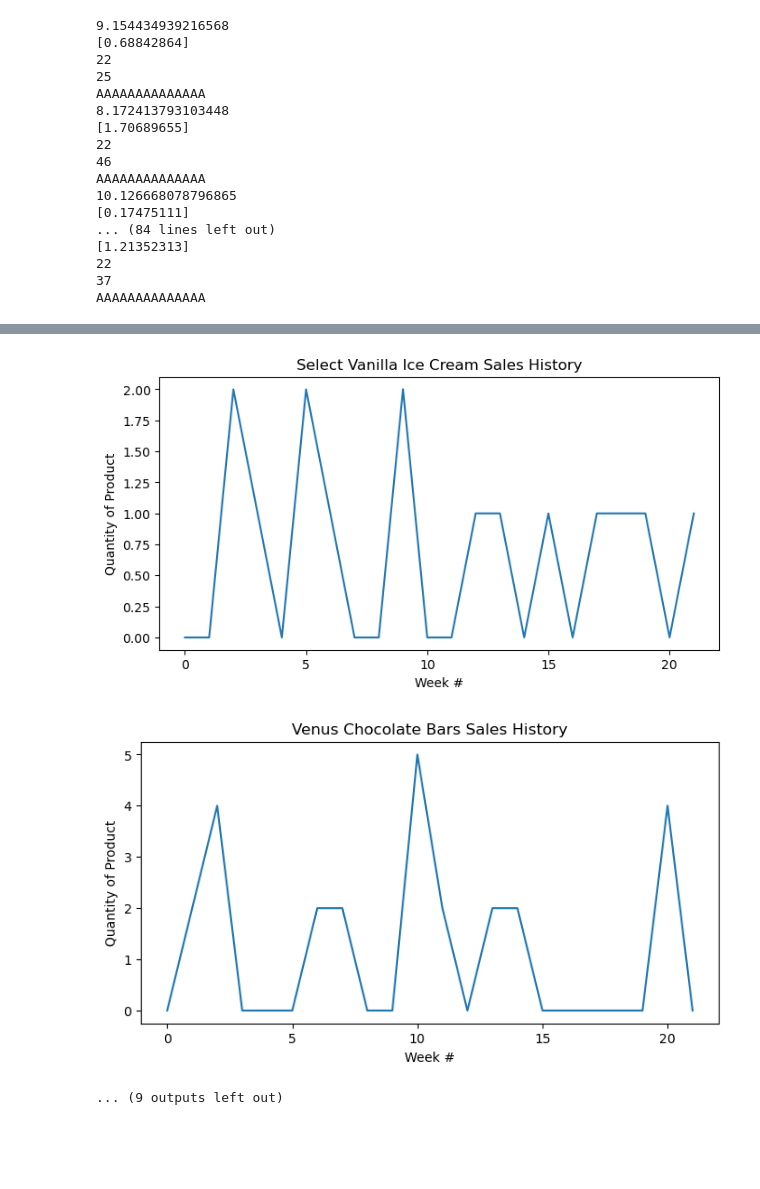
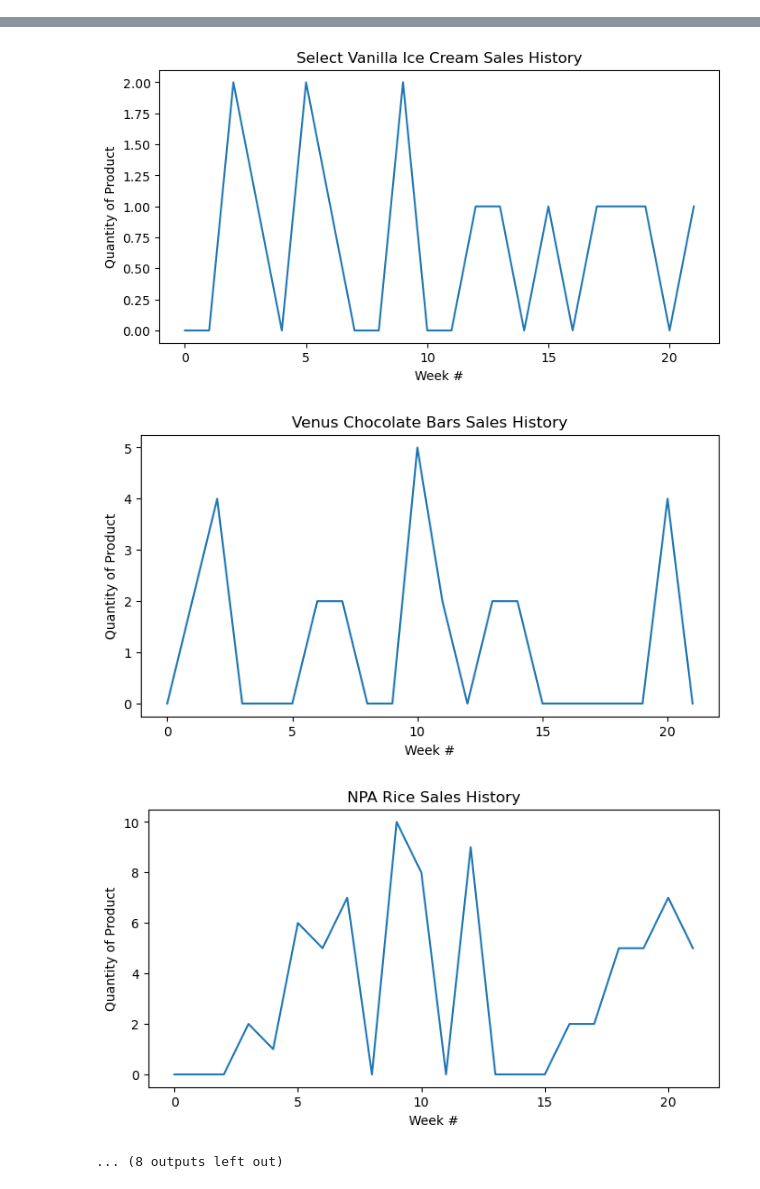
Before and after one commit to JaredOng/ITMBestGroup, a Jupyter notebook: Predictive Model (LP).ipynb, the cells around one changed output, grey strips where cells are left out. Cells and saved outputs as stored; diff of their text form; code cells hidden in the pictures; blank space fills up the shorter version.

```diff
--- a/Predictive Model (LP).ipynb
+++ b/Predictive Model (LP).ipynb
@@ -687,10 +687,10 @@ Capacity_Inventory_List = {
 }
 # %%
 # Proposed 3 parts:
-# 1. Graph of how a product is doing (Per month is good)
-# 2. Predictive model to get what product next
+# 1. Graph of how a product is doing (Per month is good) **DONE
+# 2. Predictive model to get what product next **DONE
 # 3. Shows highest profit
-# 4.* Shows highest sales
+# 4.* Shows highest sales in percent
 
 def LP_Model():
     import numpy as np
@@ -718,9 +718,10 @@ def LP_Model():
         x = np.array(graph_items).reshape((-1, 1))
         y = np.array(range(len(graph_items)))
         model = LinearRegression().fit(x, y)
-        if next_day[items] = int(model.intercept_ + model.coef_ * len(graph_items)+1) >= 0:
+        if int(model.intercept_ + model.coef_ * len(graph_items)+1) >= 0:
             next_day[items] = int(model.intercept_ + model.coef_ * len(graph_items)+1) #NEXT WEEK
         else:
+            next_day[items] = 0
 
         fig, ax = plt.subplots(figsize=(8,4), dpi=100)
         ax.plot(range(len(graph_items)), graph_items )
@@ -731,48 +732,32 @@ def LP_Model():
         fig.savefig("LP_"+ items + ".png")
     with open("IdealProductList.json", "w") as filez: #write
         json.dump(next_day, filez)
 
 
 LP_Model()
 # x = np.array([5, 15, 25, 35, 45, 55]).reshape((-1, 1))
 # y = np.array([5, 20, 14, 32, 22, 38])
 # model = LinearRegression().fit(x, y)
 
 # r_sq = model.score(x, y) #GET COEFFICIENT
 # print('coefficient of determination:', r_sq)
 # print('intercept:', model.intercept_)
 # print('slope:', model.coef_)
 
 # y_pred = model.predict(x) #PREDICTED y DATAPOINTS
 # y_pred = model.intercept_ + model.coef_ * 5 #5 is the next day
 # print('predicted response:', y_pred, sep='\n')
 # %% [output]
-9.154434939216568
-[0.68842864]
-22
-25
-AAAAAAAAAAAAAA
-8.172413793103448
-[1.70689655]
-22
-46
-AAAAAAAAAAAAAA
-10.126668078796865
-[0.17475111]
-... (84 lines left out)
-[1.21352313]
-22
-37
-AAAAAAAAAAAAAA
 [figure]
 [figure]
 [figure]
 [figure]
 [figure]
 [figure]
 [figure]
 [figure]
 [figure]
 [figure]
 [figure]
-... (9 outputs left out)
+[figure, added]
+... (8 outputs left out)
```
